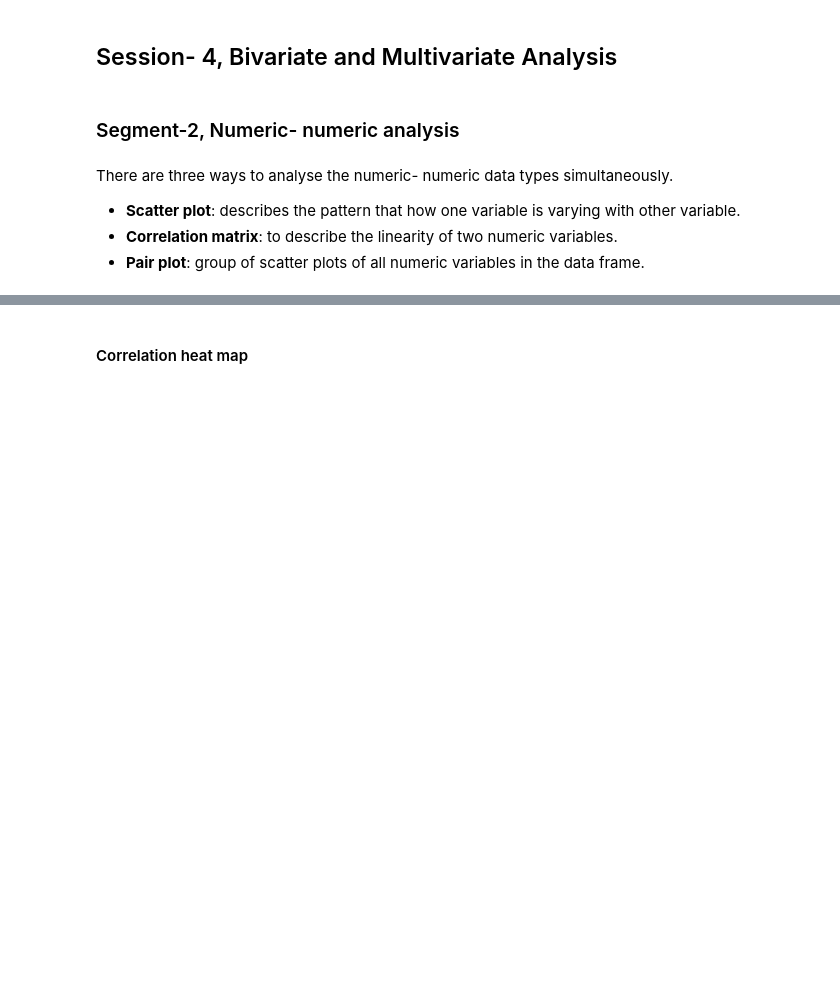
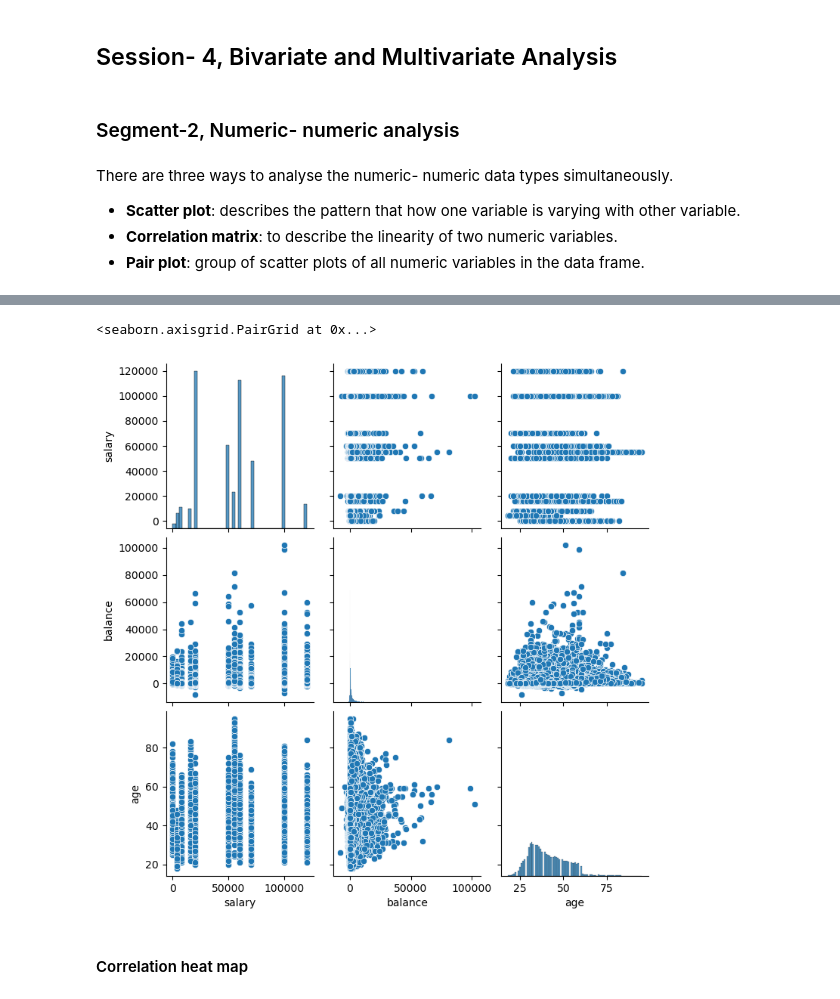
Before and after one commit to PrakNew/UpGrad, a Jupyter notebook: Exploratory Data Analysis/Data Cleaning/Bank+Dataset/Bank Dataset/Bank+Marketing+Campaign_EDA-blank+notebook.ipynb, the cells around one changed output, grey strips where cells are left out. Cells and saved outputs as stored; diff of their text form; code cells hidden in the pictures; blank space fills up the shorter version.

```diff
--- a/Exploratory Data Analysis/Data Cleaning/Bank+Dataset/Bank Dataset/Bank+Marketing+Campaign_EDA-blank+notebook.ipynb
+++ b/Exploratory Data Analysis/Data Cleaning/Bank+Dataset/Bank Dataset/Bank+Marketing+Campaign_EDA-blank+notebook.ipynb
@@ -648,5 +656,9 @@ There are three ways to analyse the numeric- numeric data types simultaneously.
 # %%
 #plot the pair plot of salary, balance and age in inp1 dataframe.
+sns.pairplot(data=inp1,vars=['salary','balance','age'])
+# %% [output]
+<seaborn.axisgrid.PairGrid at 0x...>
+[figure, added]
 # %% [markdown]
 #### Correlation heat map
 # %%
```
Also changed, not shown: parts of 26 cells of this notebook.
